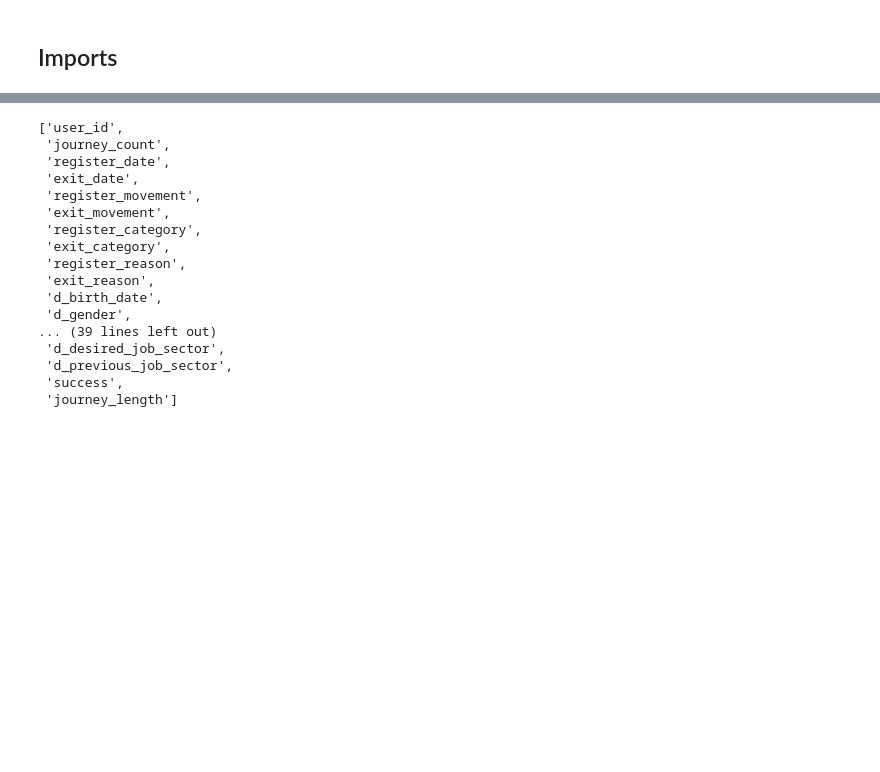
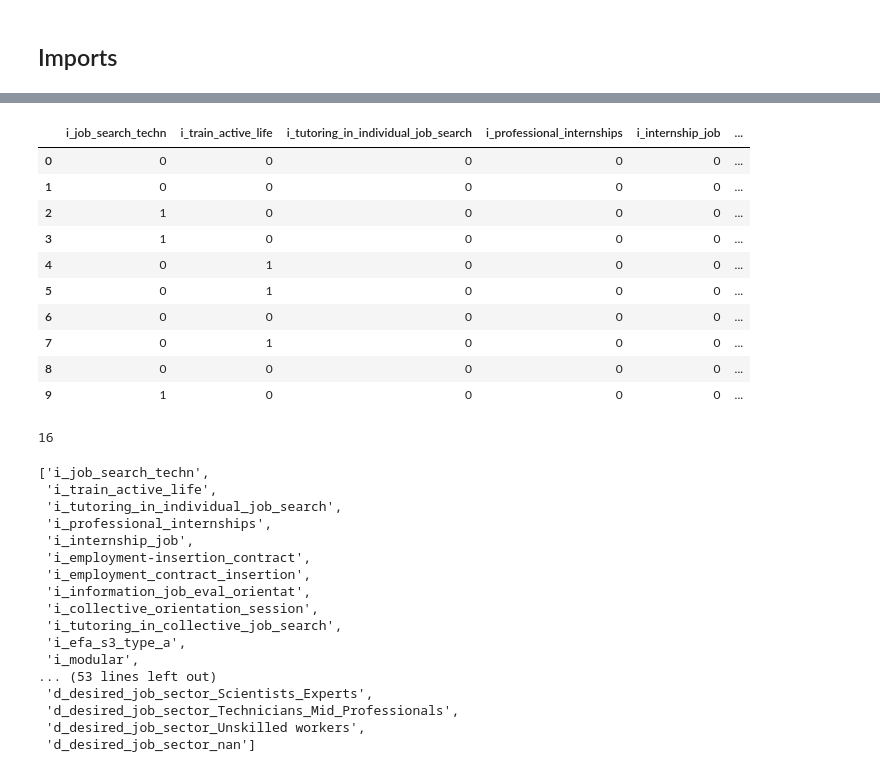
Before and after one commit to dssg/IEFP-RecSys_public, a Jupyter notebook: notebooks/06-Modelling-Scikit-Grid.ipynb, the cells around one changed output, grey strips where cells are left out. Drawn from its saved outputs; the diff is of its cells as text; code cells hidden in the pictures; blank space fills up the shorter version.

```diff
--- a/notebooks/06-Modelling-Scikit-Grid.ipynb
+++ b/notebooks/06-Modelling-Scikit-Grid.ipynb
@@ -49,0 +58,33 @@ df.head(10)
+# %%
+# Intervention feature preparation
+
+interv_cols = [col for col in df.columns if "i_" in col]
+X = df[interv_cols].copy()
+
+# Strip col names
+#X.columns = [col.replace("i_", "") for col in X.columns]
+
+# Make df boolean
+X = (X.notna()).astype('int')
+
+# Filter for frequent interventions
+frequent_i = X.mean()[X.mean() > 0.01].index.tolist()
+X = X[frequent_i]
+# %%
+X.head(10)
+# %% [output]
+|  | i_job_search_techn | i_train_active_life | i_tutoring_in_individual_job_search | i_professional_internships | i_internship_job | ... |
+| 0 | 0 | 0 | 0 | 0 | 0 | ... |
+| 1 | 0 | 0 | 0 | 0 | 0 | ... |
+| 2 | 1 | 0 | 0 | 0 | 0 | ... |
+| 3 | 1 | 0 | 0 | 0 | 0 | ... |
+| 4 | 0 | 1 | 0 | 0 | 0 | ... |
+| 5 | 0 | 1 | 0 | 0 | 0 | ... |
+| 6 | 0 | 0 | 0 | 0 | 0 | ... |
+| 7 | 0 | 1 | 0 | 0 | 0 | ... |
+| 8 | 0 | 0 | 0 | 0 | 0 | ... |
+| 9 | 1 | 0 | 0 | 0 | 0 | ... |
+# %%
+len(X.columns.tolist())
+# %% [output]
+16
@@ -50,20 +110,20 @@ df.head(10)
 # %%
-df.columns.tolist()
+X.columns.tolist()
 # %% [output]
-['user_id',
- 'journey_count',
- 'register_date',
- 'exit_date',
- 'register_movement',
- 'exit_movement',
- 'register_category',
- 'exit_category',
- 'register_reason',
- 'exit_reason',
- 'd_birth_date',
- 'd_gender',
-... (39 lines left out)
- 'd_desired_job_sector',
- 'd_previous_job_sector',
- 'success',
- 'journey_length']
+['i_job_search_techn',
+ 'i_train_active_life',
+ 'i_tutoring_in_individual_job_search',
+ 'i_professional_internships',
+ 'i_internship_job',
+ 'i_employment-insertion_contract',
+ 'i_employment_contract_insertion',
+ 'i_information_job_eval_orientat',
+ 'i_collective_orientation_session',
+ 'i_tutoring_in_collective_job_search',
+ 'i_efa_s3_type_a',
+ 'i_modular',
+... (53 lines left out)
+ 'd_desired_job_sector_Scientists_Experts',
+ 'd_desired_job_sector_Technicians_Mid_Professionals',
+ 'd_desired_job_sector_Unskilled workers',
+ 'd_desired_job_sector_nan']
```
Also changed, not shown: parts of 27 cells of this notebook.
